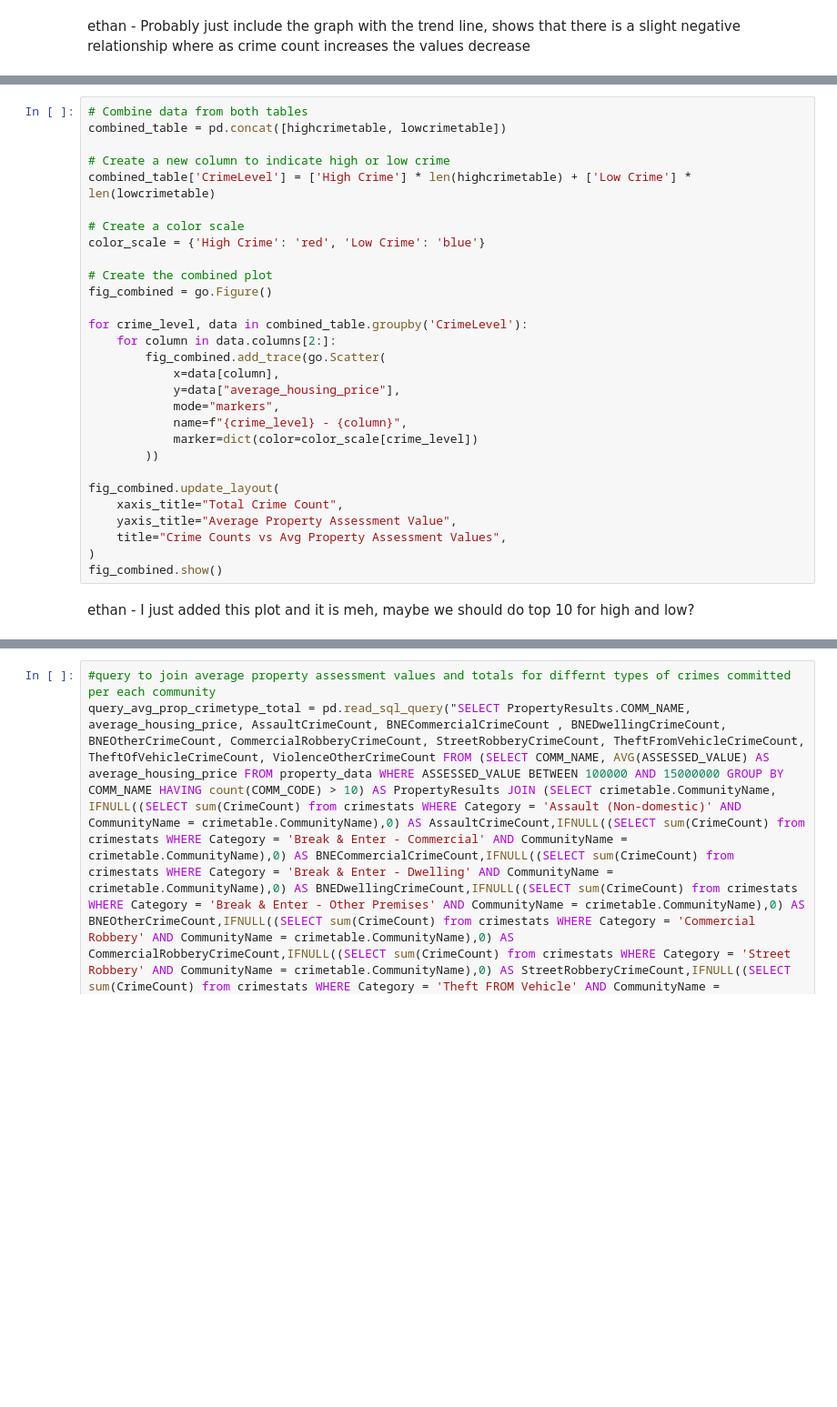
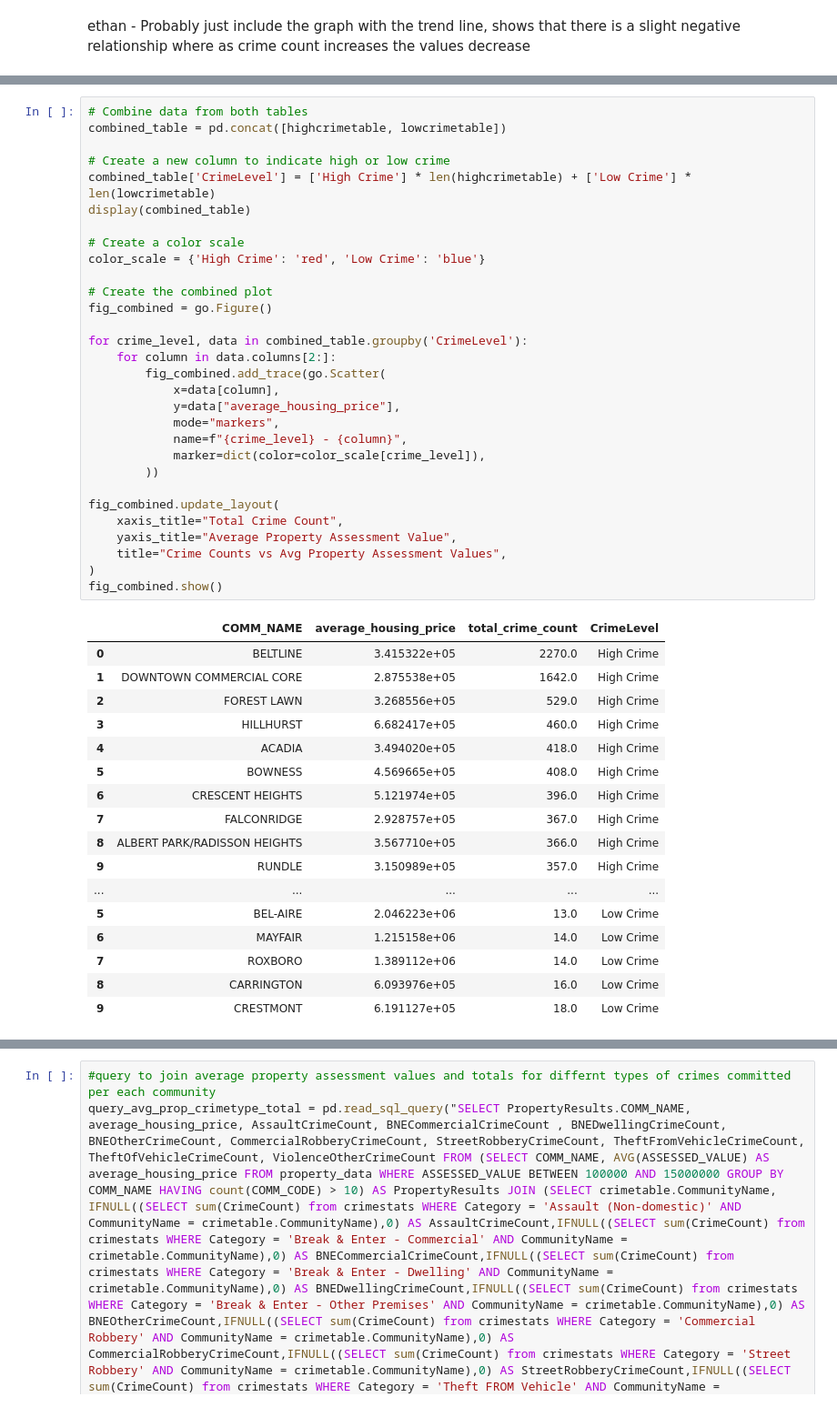
Before and after one commit to ethan2411/Data-603-604, a Jupyter notebook: Data 604 Term Project.ipynb, the cells around one changed output, grey strips where cells are left out. Shown at 91% size. Cells and saved outputs as stored; diff of their text form; blank space fills up the shorter version.

```diff
--- a/Data 604 Term Project.ipynb
+++ b/Data 604 Term Project.ipynb
@@ -972,31 +980,48 @@ print(lowcrimetable.head())
 # %%
 # Combine data from both tables
 combined_table = pd.concat([highcrimetable, lowcrimetable])
 
 # Create a new column to indicate high or low crime
 combined_table['CrimeLevel'] = ['High Crime'] * len(highcrimetable) + ['Low Crime'] * len(lowcrimetable)
+display(combined_table)
 
 # Create a color scale
 color_scale = {'High Crime': 'red', 'Low Crime': 'blue'}
 
 # Create the combined plot
 fig_combined = go.Figure()
 
 for crime_level, data in combined_table.groupby('CrimeLevel'):
     for column in data.columns[2:]:
         fig_combined.add_trace(go.Scatter(
             x=data[column],
             y=data["average_housing_price"],
             mode="markers",
             name=f"{crime_level} - {column}",
-            marker=dict(color=color_scale[crime_level])
+            marker=dict(color=color_scale[crime_level]),
         ))
 
 fig_combined.update_layout(
     xaxis_title="Total Crime Count",
     yaxis_title="Average Property Assessment Value",
     title="Crime Counts vs Avg Property Assessment Values",
 )
 fig_combined.show()
+# %% [output]
+|  | COMM_NAME | average_housing_price | total_crime_count | CrimeLevel |
+| 0 | BELTLINE | 3.415322e+05 | 2270.0 | High Crime |
+| 1 | DOWNTOWN COMMERCIAL CORE | 2.875538e+05 | 1642.0 | High Crime |
+| 2 | FOREST LAWN | 3.268556e+05 | 529.0 | High Crime |
+| 3 | HILLHURST | 6.682417e+05 | 460.0 | High Crime |
+| 4 | ACADIA | 3.494020e+05 | 418.0 | High Crime |
+| 5 | BOWNESS | 4.569665e+05 | 408.0 | High Crime |
+| 6 | CRESCENT HEIGHTS | 5.121974e+05 | 396.0 | High Crime |
+| 7 | FALCONRIDGE | 2.928757e+05 | 367.0 | High Crime |
+| 8 | ALBERT PARK/RADISSON HEIGHTS | 3.567710e+05 | 366.0 | High Crime |
+| 9 | RUNDLE | 3.150989e+05 | 357.0 | High Crime |
+| ... | ... | ... | ... | ... |
+| 5 | BEL-AIRE | 2.046223e+06 | 13.0 | Low Crime |
+| 6 | MAYFAIR | 1.215158e+06 | 14.0 | Low Crime |
+| 7 | ROXBORO | 1.389112e+06 | 14.0 | Low Crime |
+| 8 | CARRINGTON | 6.093976e+05 | 16.0 | Low Crime |
+| 9 | CRESTMONT | 6.191127e+05 | 18.0 | Low Crime |
-# %% [markdown]
-ethan - I just added this plot and it is meh, maybe we should do top 10 for high and low?
```
Also changed, not shown: parts of 6 cells of this notebook.
